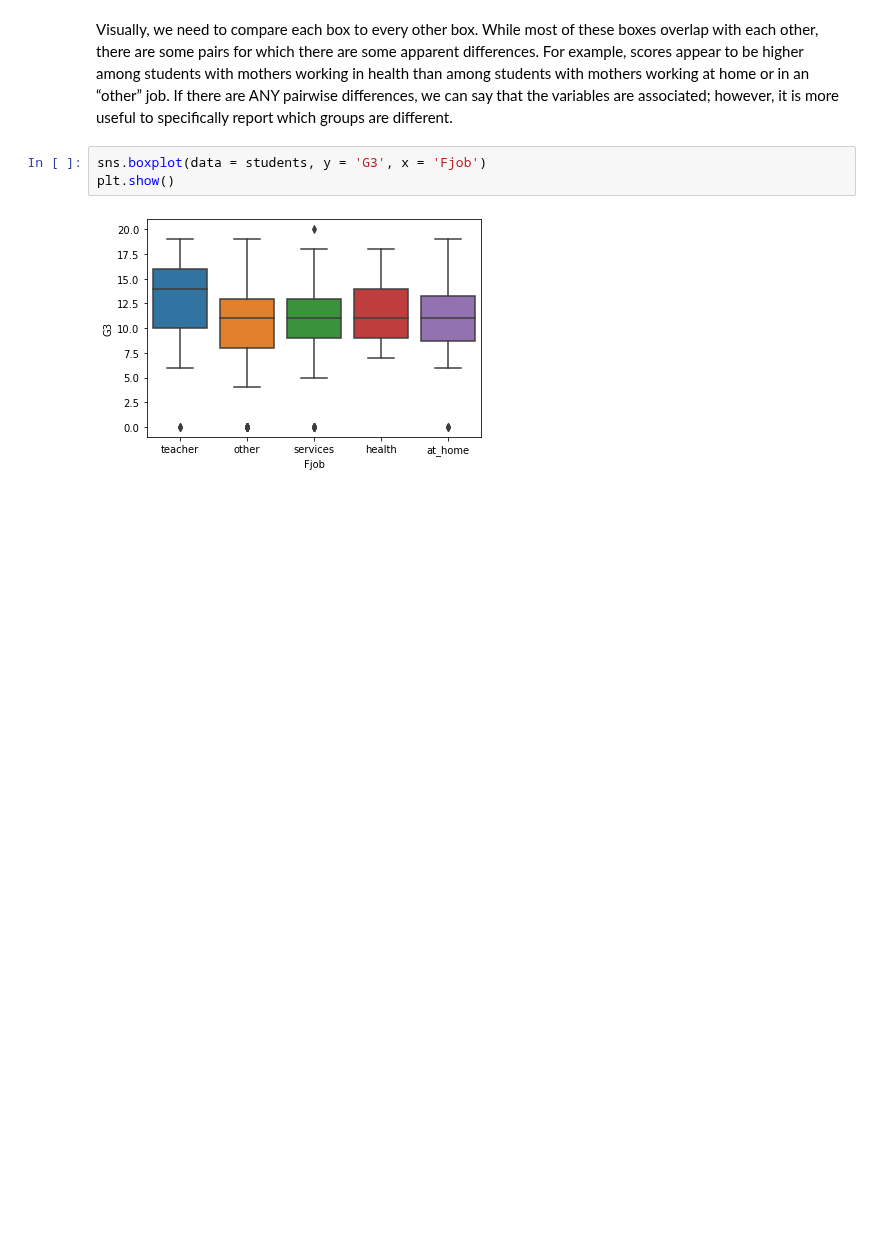
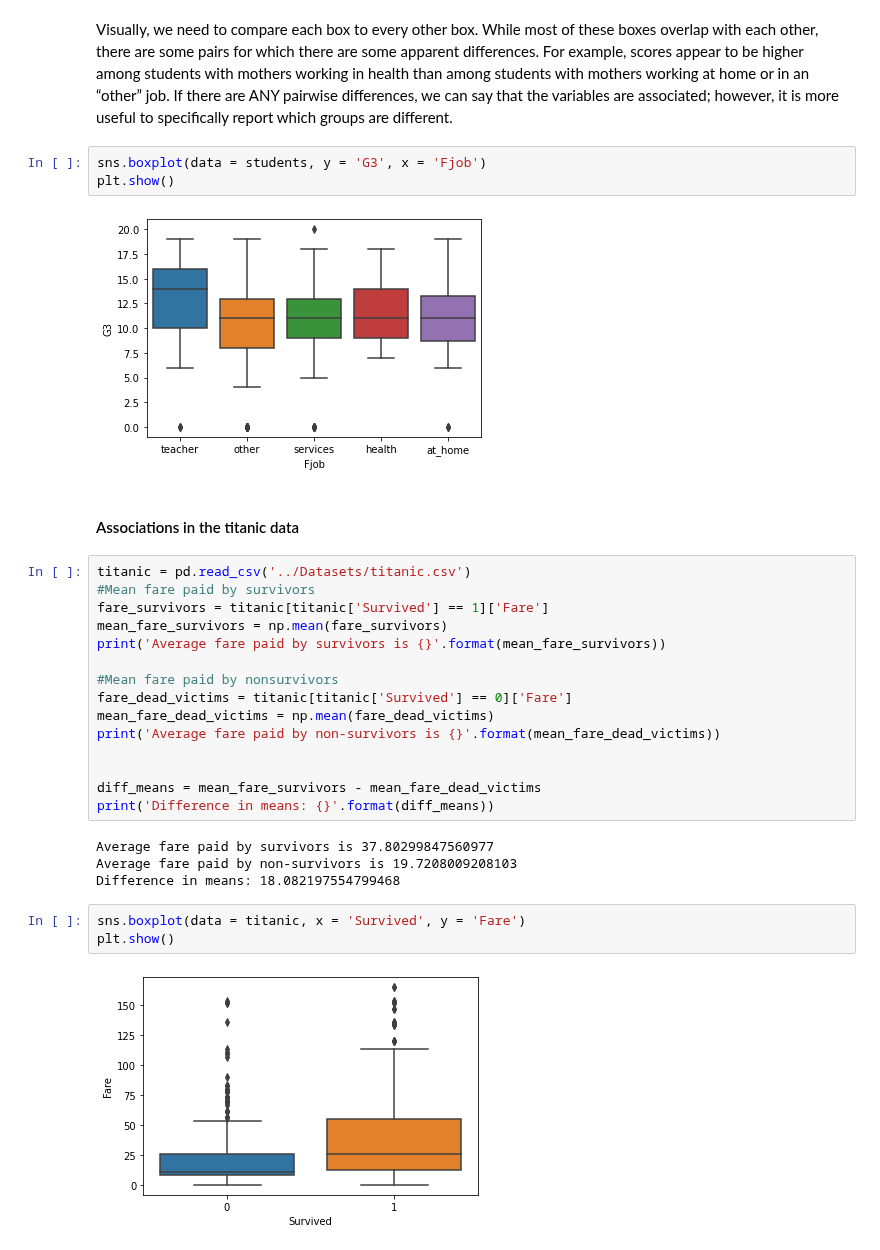
Before and after one commit to joeelorm/Data_Science, a Jupyter notebook: Associations Between Quantitative and Categorical Variables.ipynb, the cells around one changed output. Cells and saved outputs as stored; diff of their text form; blank space fills up the shorter version.

```diff
--- a/Associations Between Quantitative and Categorical Variables.ipynb
+++ b/Associations Between Quantitative and Categorical Variables.ipynb
@@ -133,3 +135,29 @@ sns.boxplot(data = students, y = 'G3', x = 'Fjob')
 plt.show()
 # %% [output]
 [figure]
+# %% [markdown]
+#### Associations in the titanic data
+# %%
+titanic = pd.read_csv('../Datasets/titanic.csv')
+#Mean fare paid by survivors
+fare_survivors = titanic[titanic['Survived'] == 1]['Fare']
+mean_fare_survivors = np.mean(fare_survivors)
+print('Average fare paid by survivors is {}'.format(mean_fare_survivors))
+
+#Mean fare paid by nonsurvivors
+fare_dead_victims = titanic[titanic['Survived'] == 0]['Fare']
+mean_fare_dead_victims = np.mean(fare_dead_victims)
+print('Average fare paid by non-survivors is {}'.format(mean_fare_dead_victims))
+
+
+diff_means = mean_fare_survivors - mean_fare_dead_victims
+print('Difference in means: {}'.format(diff_means))
+# %% [output]
+Average fare paid by survivors is 37.80299847560977
+Average fare paid by non-survivors is 19.7208009208103
+Difference in means: 18.082197554799468
+# %%
+sns.boxplot(data = titanic, x = 'Survived', y = 'Fare')
+plt.show()
+# %% [output]
+[figure, added]
```
Also changed, not shown: parts of 4 cells of this notebook.
